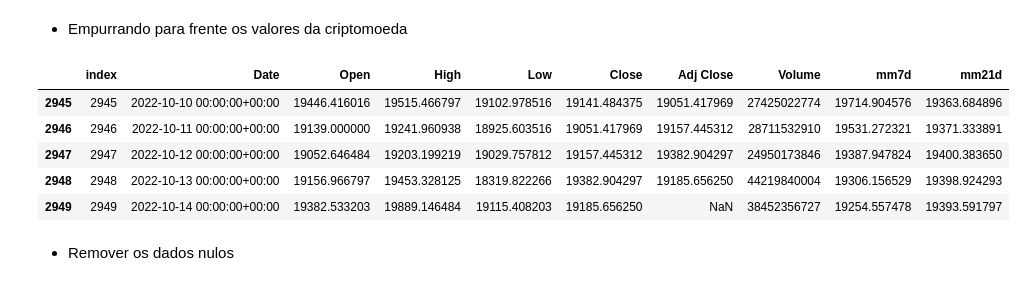
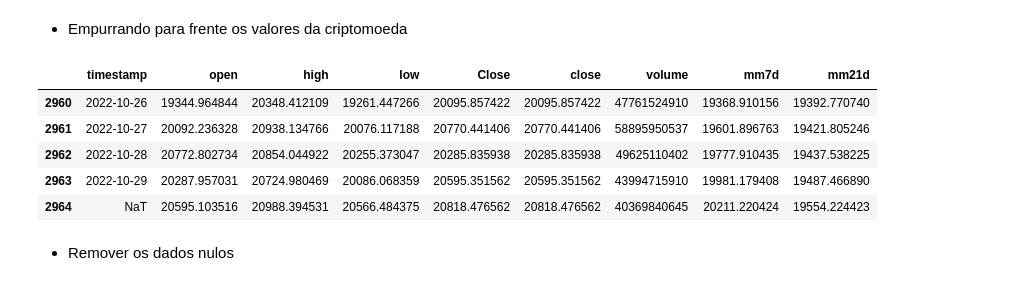
Before and after one commit to fabriciocovalesci/tcc_predict_crypto, a Jupyter notebook: model_predict/predict_crypto/bitcoin/Bitcoin_LR.ipynb, the cells around one changed output. Cells and saved outputs as stored; diff of their text form; code cells hidden in the pictures.

```diff
--- a/model_predict/predict_crypto/bitcoin/Bitcoin_LR.ipynb
+++ b/model_predict/predict_crypto/bitcoin/Bitcoin_LR.ipynb
@@ -97,2 +100,0 @@ df_btc = df_btc.reset_index()
-# %%
-df_btc.reset_index(inplace=True)
@@ -98,0 +103,2 @@ df_btc.reset_index(inplace=True)
+# %%
+df_btc.rename({'Date': 'timestamp', 'Open': 'open', 'High': 'high', 'Low': 'low', 'Adj Close': 'close', 'Volume': 'volume' }, axis=1, inplace=True)
@@ -111,13 +121,12 @@ dtype: object
 # %% [markdown]
 - Converter data
 # %%
-# df_btc["Date"] = df_btc.Date.dt.strftime('%Y-%m-%d')
-df_btc['Date'] = pd.to_datetime(df_btc['Date'], format="%Y-%m-%d")
+df_btc['timestamp'] = pd.to_datetime(df_btc['timestamp'], format="%Y-%m-%d")
 # %% [markdown]
 - Criar médias móveis de 7 dias e 21 dias
 # %%
-df_btc['mm7d'] = df_btc['Adj Close'].rolling(7).mean()
-df_btc['mm21d'] = df_btc['Adj Close'].rolling(21).mean()
+df_btc['mm7d'] = df_btc['close'].rolling(7).mean()
+df_btc['mm21d'] = df_btc['close'].rolling(21).mean()
 
-df_btc.tail()
+df_btc.tail(1)
 # %% [output]
@@ -168,15 +173,15 @@ create_plot_custom("W", 2018, "bar")
 # %% [markdown]
 - Empurrando para frente os valores da criptomoeda
 # %%
-df_btc['Adj Close'] = df_btc['Adj Close'].shift(-1)
+df_btc['timestamp'] = df_btc['timestamp'].shift(-1)
 df_btc.tail()
 # %% [output]
-|  | index | Date | Open | High | Low | Close | Adj Close | Volume | mm7d | mm21d |
-| 2945 | 2945 | 2022-10-10 00:00:00+00:00 | 19446.416016 | 19515.466797 | 19102.978516 | 19141.484375 | 19051.417969 | 27425022774 | 19714.904576 | 19363.684896 |
-| 2946 | 2946 | 2022-10-11 00:00:00+00:00 | 19139.000000 | 19241.960938 | 18925.603516 | 19051.417969 | 19157.445312 | 28711532910 | 19531.272321 | 19371.333891 |
-| 2947 | 2947 | 2022-10-12 00:00:00+00:00 | 19052.646484 | 19203.199219 | 19029.757812 | 19157.445312 | 19382.904297 | 24950173846 | 19387.947824 | 19400.383650 |
-| 2948 | 2948 | 2022-10-13 00:00:00+00:00 | 19156.966797 | 19453.328125 | 18319.822266 | 19382.904297 | 19185.656250 | 44219840004 | 19306.156529 | 19398.924293 |
-| 2949 | 2949 | 2022-10-14 00:00:00+00:00 | 19382.533203 | 19889.146484 | 19115.408203 | 19185.656250 | NaN | 38452356727 | 19254.557478 | 19393.591797 |
+|  | timestamp | open | high | low | Close | close | volume | mm7d | mm21d |
+| 2960 | 2022-10-26 | 19344.964844 | 20348.412109 | 19261.447266 | 20095.857422 | 20095.857422 | 47761524910 | 19368.910156 | 19392.770740 |
+| 2961 | 2022-10-27 | 20092.236328 | 20938.134766 | 20076.117188 | 20770.441406 | 20770.441406 | 58895950537 | 19601.896763 | 19421.805246 |
+| 2962 | 2022-10-28 | 20772.802734 | 20854.044922 | 20255.373047 | 20285.835938 | 20285.835938 | 49625110402 | 19777.910435 | 19437.538225 |
+| 2963 | 2022-10-29 | 20287.957031 | 20724.980469 | 20086.068359 | 20595.351562 | 20595.351562 | 43994715910 | 19981.179408 | 19487.466890 |
+| 2964 | NaT | 20595.103516 | 20988.394531 | 20566.484375 | 20818.476562 | 20818.476562 | 40369840645 | 20211.220424 | 19554.224423 |
 # %% [markdown]
 - Remover os dados nulos
 # %%
```
Also changed, not shown: parts of 35 cells of this notebook.
